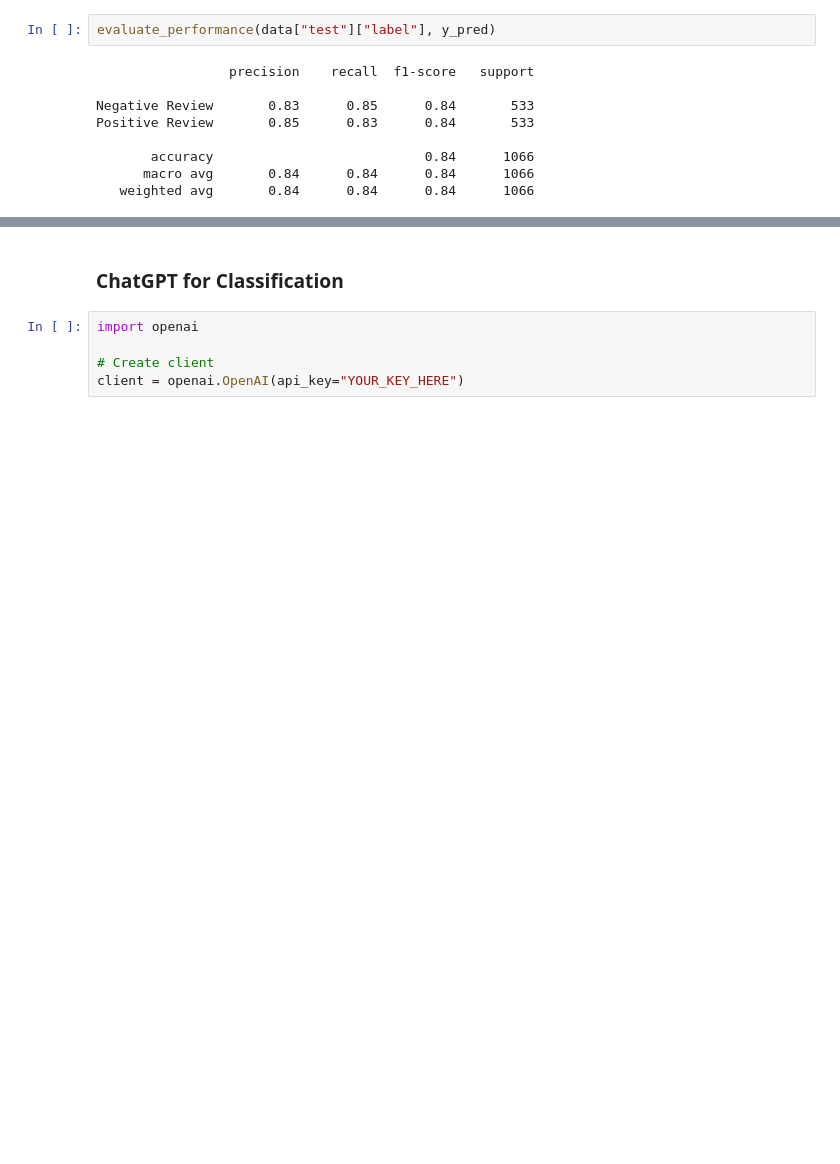
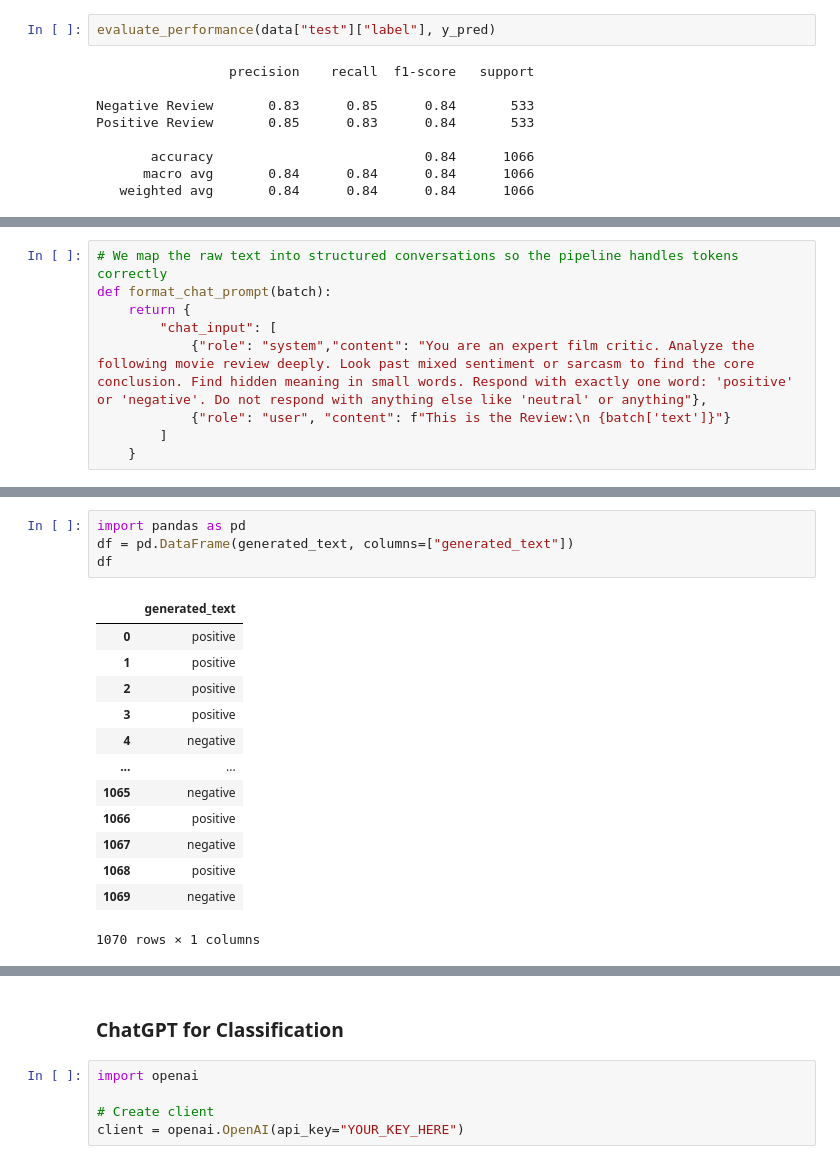
Before and after one commit to abdelrahmanali15/Hands-On-Large-Language-Models, a Jupyter notebook: chapter04/Chapter 4 - Text Classification.ipynb, the cells around one changed output, grey strips where cells are left out. Saved outputs shown, nothing was run; the diff lists cells and outputs as text; blank space fills up the shorter version.

```diff
--- a/chapter04/Chapter 4 - Text Classification.ipynb
+++ b/chapter04/Chapter 4 - Text Classification.ipynb
@@ -597,0 +720,9 @@ Positive Review       0.85      0.83      0.84       533
+# %%
+# We map the raw text into structured conversations so the pipeline handles tokens correctly
+def format_chat_prompt(batch):
+    return {
+        "chat_input": [
+            {"role": "system","content": "You are an expert film critic. Analyze the following movie review deeply. Look past mixed sentiment or sarcasm to find the core conclusion. Find hidden meaning in small words. Respond with exactly one word: 'positive' or 'negative'. Do not respond with anything else like 'neutral' or anything"},
+            {"role": "user", "content": f"This is the Review:\n {batch['text']}"}
+        ]
+    }
@@ -597,0 +794,18 @@ Positive Review       0.85      0.83      0.84       533
+# %%
+import pandas as pd
+df = pd.DataFrame(generated_text, columns=["generated_text"])
+df
+# %% [output]
+|  | generated_text |
+| 0 | positive |
+| 1 | positive |
+| 2 | positive |
+| 3 | positive |
+| 4 | negative |
+| ... | ... |
+| 1065 | negative |
+| 1066 | positive |
+| 1067 | negative |
+| 1068 | positive |
+| 1069 | negative |
+1070 rows × 1 columns
```
Also changed, not shown: parts of 13 cells of this notebook.
